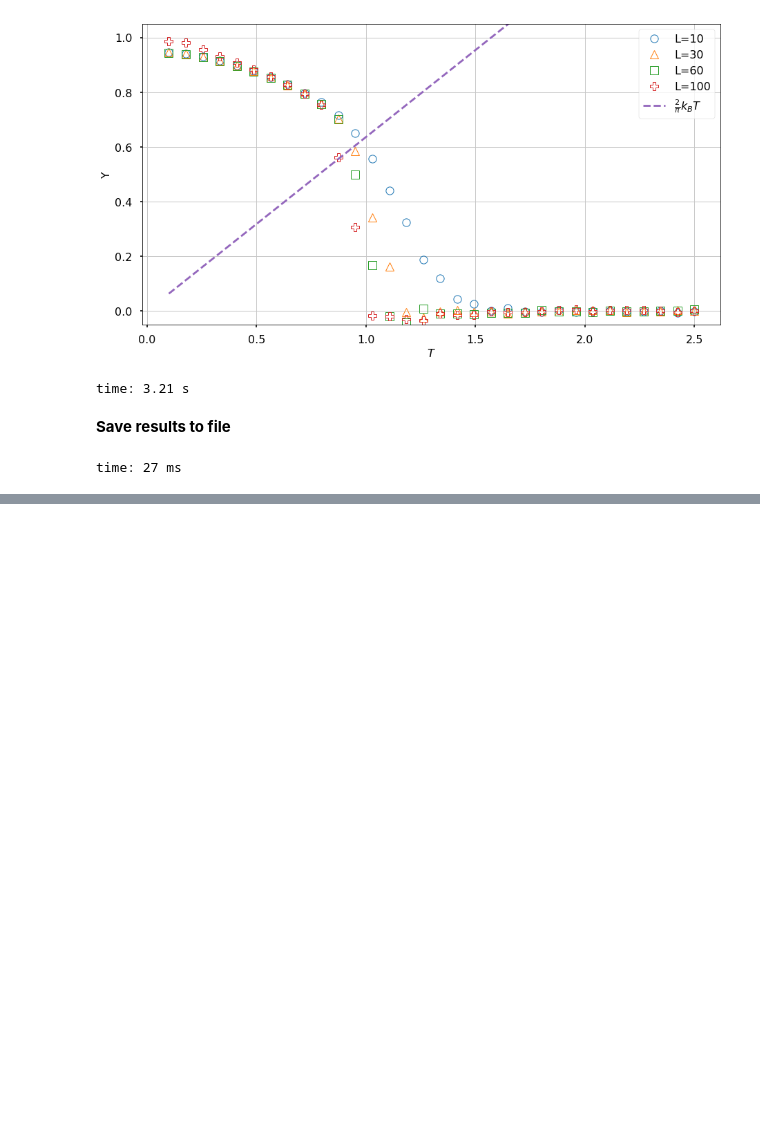
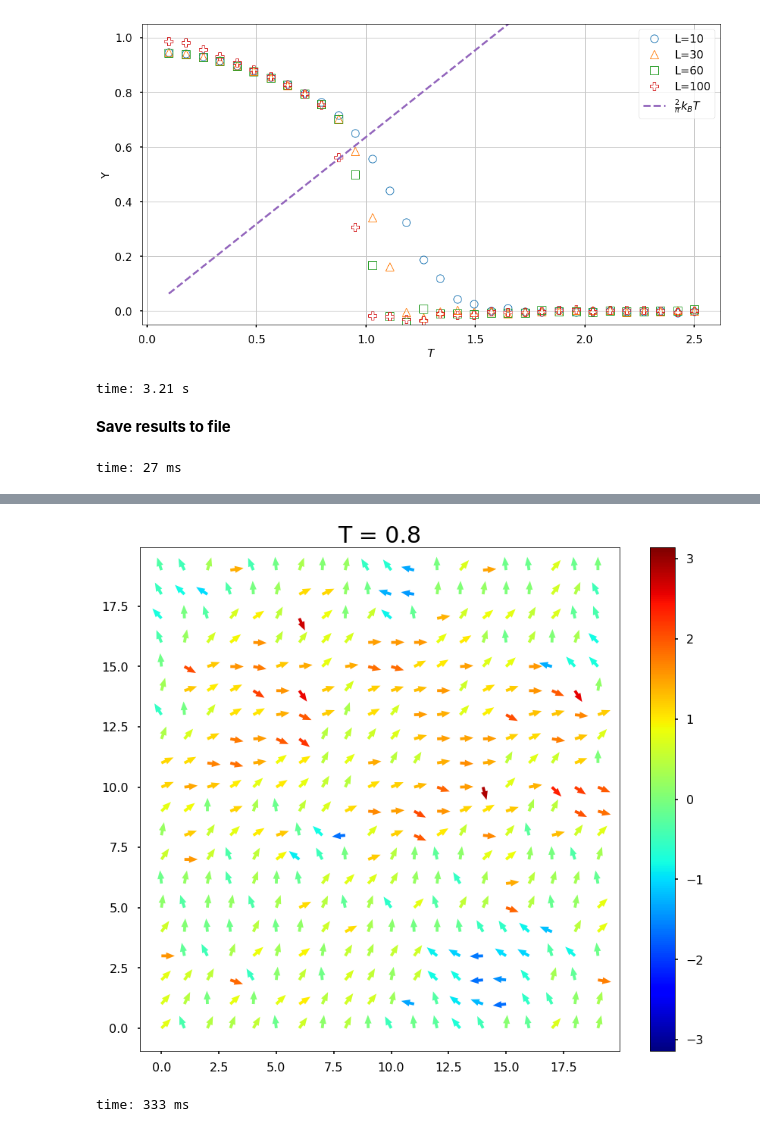
Before and after one commit to robertjankowski/XYmodel, a Jupyter notebook: plotting/XY_withCython.ipynb, the cells around one changed output, grey strips where cells are left out. Saved outputs shown, nothing was run; the diff lists cells and outputs as text; code cells hidden in the pictures; blank space fills up the shorter version.

```diff
--- a/plotting/XY_withCython.ipynb
+++ b/plotting/XY_withCython.ipynb
@@ -421,0 +462,15 @@ time: 27 ms
+# %%
+U_before = np.sin(xy_before.lattice)
+V_before = np.cos(xy_before.lattice)
+C_before = xy_before.lattice
+
+plt.figure(figsize=(12, 10))
+plt.quiver(U_before, V_before, C_before, headwidth=2.4, headaxislength=3,
+           headlength=3, width=0.006, cmap=cm.jet, norm=norm)
+plt.colorbar()
+plt.tight_layout()
+plt.title("T = 0.8", fontsize=30)
+plt.show()
+# %% [output]
+[figure, added]
+time: 333 ms
```
Also changed, not shown: parts of 12 cells of this notebook.
